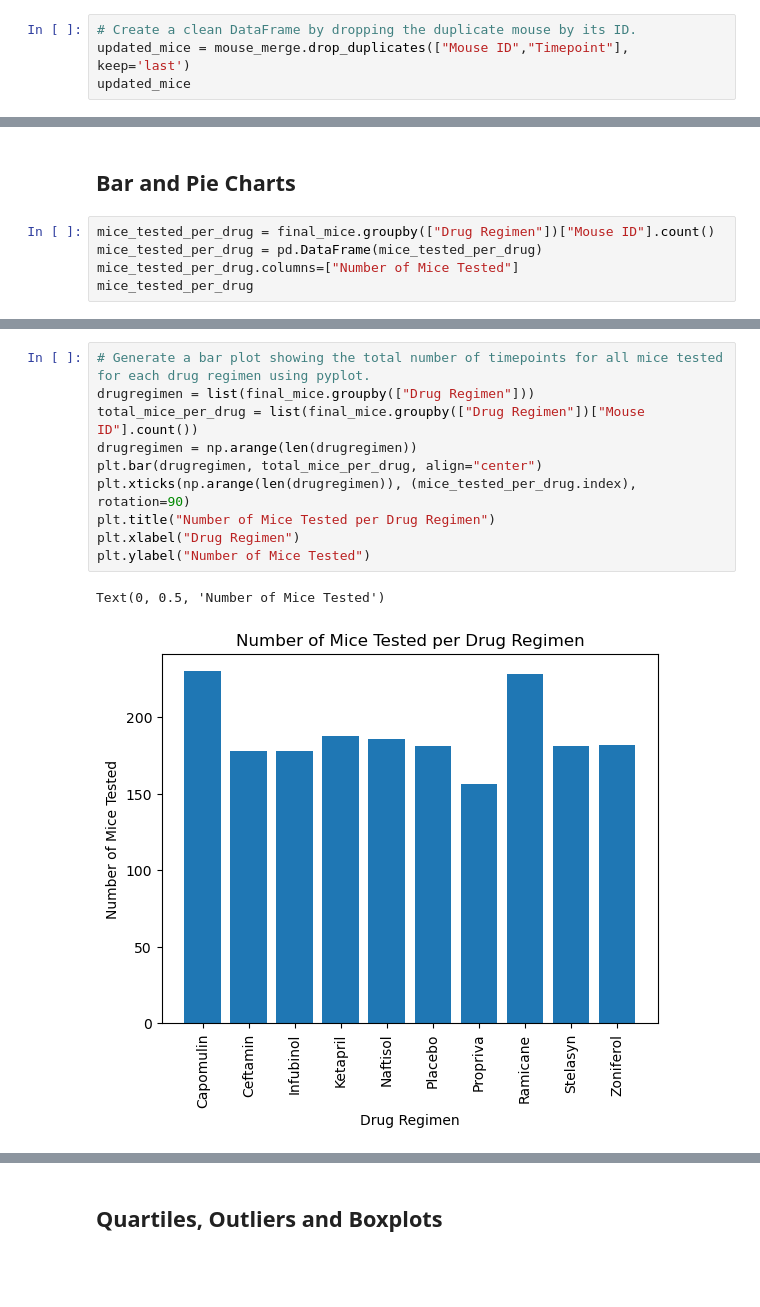
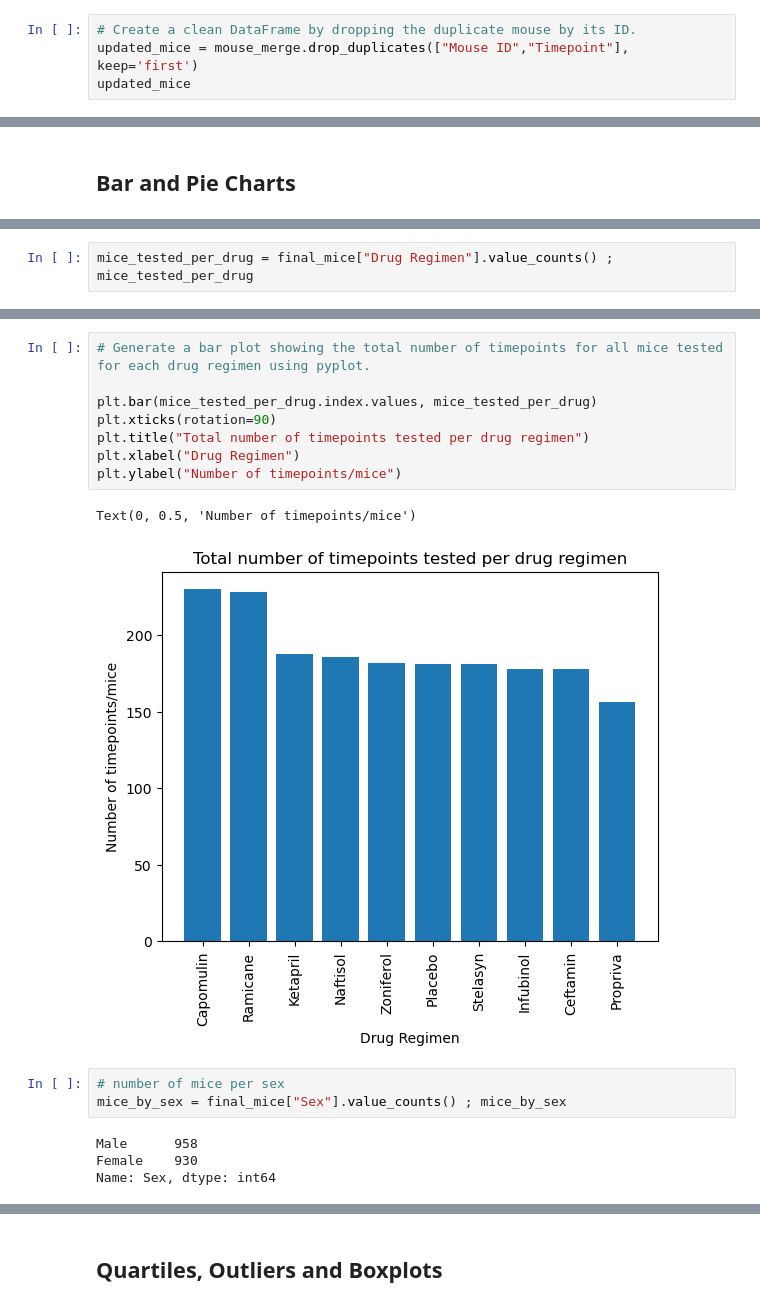
Before and after one commit to DavidsonRCan2/data-vis-challenge, a Jupyter notebook: Pymaceuticals/pymaceuticals_main.ipynb, the cells around one changed output, grey strips where cells are left out. Saved outputs shown, nothing was run; the diff lists cells and outputs as text; blank space fills up the shorter version.

```diff
--- a/Pymaceuticals/pymaceuticals_main.ipynb
+++ b/Pymaceuticals/pymaceuticals_main.ipynb
@@ -64,7 +64,7 @@ duplicates
 | 917 | g989 | Propriva | Female | 21 | 26 | 20 | 54.657650 | ... |
 # %%
 # Create a clean DataFrame by dropping the duplicate mouse by its ID.
-updated_mice = mouse_merge.drop_duplicates(["Mouse ID","Timepoint"], keep='last')
+updated_mice = mouse_merge.drop_duplicates(["Mouse ID","Timepoint"], keep='first')
 updated_mice
 # %% [output]
 |  | Mouse ID | Drug Regimen | Sex | Age_months | Weight (g) | Timepoint | Tumor Volume (mm3) | ... |
@@ -173,8 +173,3 @@ tvstatsbydrug
 | Zoniferol | 53.236507 | 51.818479 | 48.533355 | 6.966589 | 0.516398 |
 # %% [markdown]
 ## Bar and Pie Charts
-# %%
-mice_tested_per_drug = final_mice.groupby(["Drug Regimen"])["Mouse ID"].count()
-mice_tested_per_drug = pd.DataFrame(mice_tested_per_drug)
-mice_tested_per_drug.columns=["Number of Mice Tested"]
-mice_tested_per_drug
@@ -193,0 +176,2 @@ mice_tested_per_drug
+# %%
+mice_tested_per_drug = final_mice["Drug Regimen"].value_counts() ; mice_tested_per_drug
@@ -200,15 +196,20 @@ mice_tested_per_drug.plot.bar(ylabel='Number of Mice Tested', title='Number of M
 # %%
 # Generate a bar plot showing the total number of timepoints for all mice tested for each drug regimen using pyplot.
-drugregimen = list(final_mice.groupby(["Drug Regimen"]))
-total_mice_per_drug = list(final_mice.groupby(["Drug Regimen"])["Mouse ID"].count())
-drugregimen = np.arange(len(drugregimen))
-plt.bar(drugregimen, total_mice_per_drug, align="center")
-plt.xticks(np.arange(len(drugregimen)), (mice_tested_per_drug.index), rotation=90)
-plt.title("Number of Mice Tested per Drug Regimen")
+
+plt.bar(mice_tested_per_drug.index.values, mice_tested_per_drug)
+plt.xticks(rotation=90)
+plt.title("Total number of timepoints tested per drug regimen")
 plt.xlabel("Drug Regimen")
-plt.ylabel("Number of Mice Tested")
+plt.ylabel("Number of timepoints/mice")
 # %% [output]
-Text(0, 0.5, 'Number of Mice Tested')
+Text(0, 0.5, 'Number of timepoints/mice')
-[figure, old version]
+[figure, new version]
+# %%
+# number of mice per sex
+mice_by_sex = final_mice["Sex"].value_counts() ; mice_by_sex
+# %% [output]
+Male      958
+Female    930
+Name: Sex, dtype: int64
 # %%
 # Generate a pie plot showing the distribution of female versus male mice using Pandas
```
Also changed, not shown: parts of 15 cells of this notebook.
